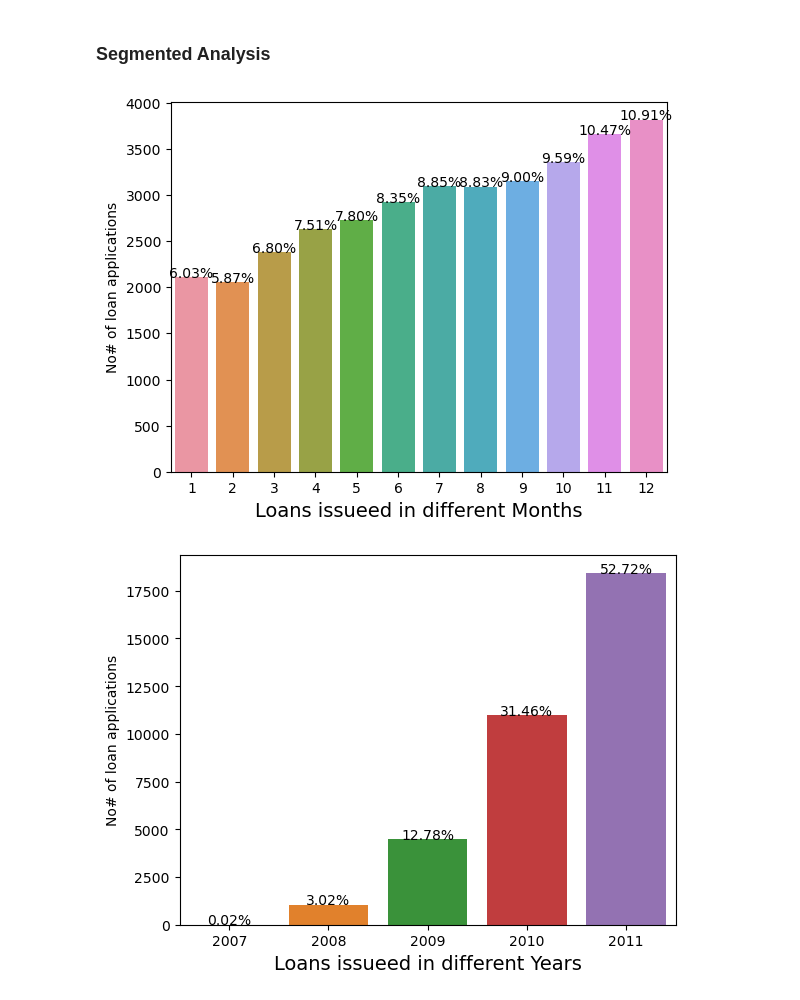
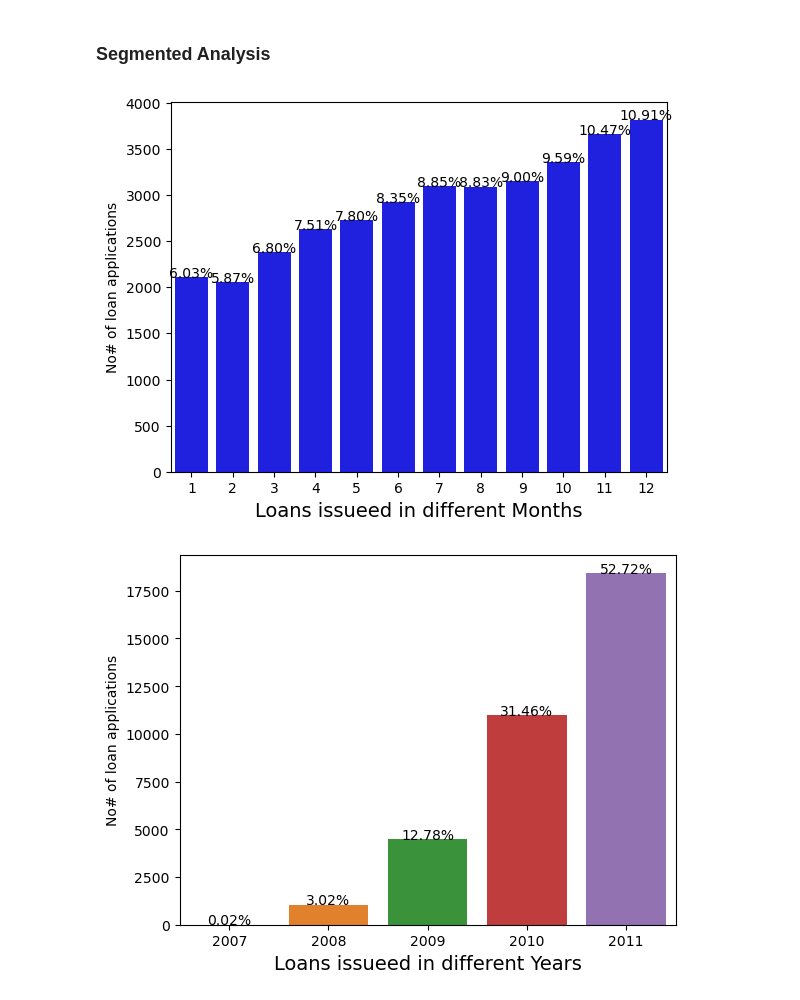
Before and after one commit to Aswani-ReddyKV/LendingClubCaseStudy, a Jupyter notebook: LendingClubCaseStudy.ipynb, the cells around one changed output. Saved outputs shown, nothing was run; the diff lists cells and outputs as text; code cells hidden in the pictures.

```diff
--- a/LendingClubCaseStudy.ipynb
+++ b/LendingClubCaseStudy.ipynb
@@ -391,18 +391,18 @@ plt.show()
 # %%
 segmented_col = ['MonthOfIssue']
 total_rows = lendingDF.shape[0]
-pltAxes = sns.countplot(x = lendingDF[segmented_col[0]])
+pltAxes = sns.countplot(x = lendingDF[segmented_col[0]], palette=["blue"])
 pltAxes.set_xlabel('Loans issueed in different Months',fontsize=14)
 pltAxes.set_ylabel('No# of loan applications')
 for p in pltAxes.patches:
     height = p.get_height()
     if np.isnan(height):
         height=0
     pltAxes.text(p.get_x()+p.get_width()/2., height, '{:1.2f}%'.format((height/total_rows)*100), ha="center")
 
 plt.show()
 # %% [output]
-[figure, old version]
+[figure, new version]
 # %%
 segmented_col = ['YearOfIssue']
 total_rows = lendingDF.shape[0]
```
Also changed, not shown: parts of 1 cell of this notebook.
